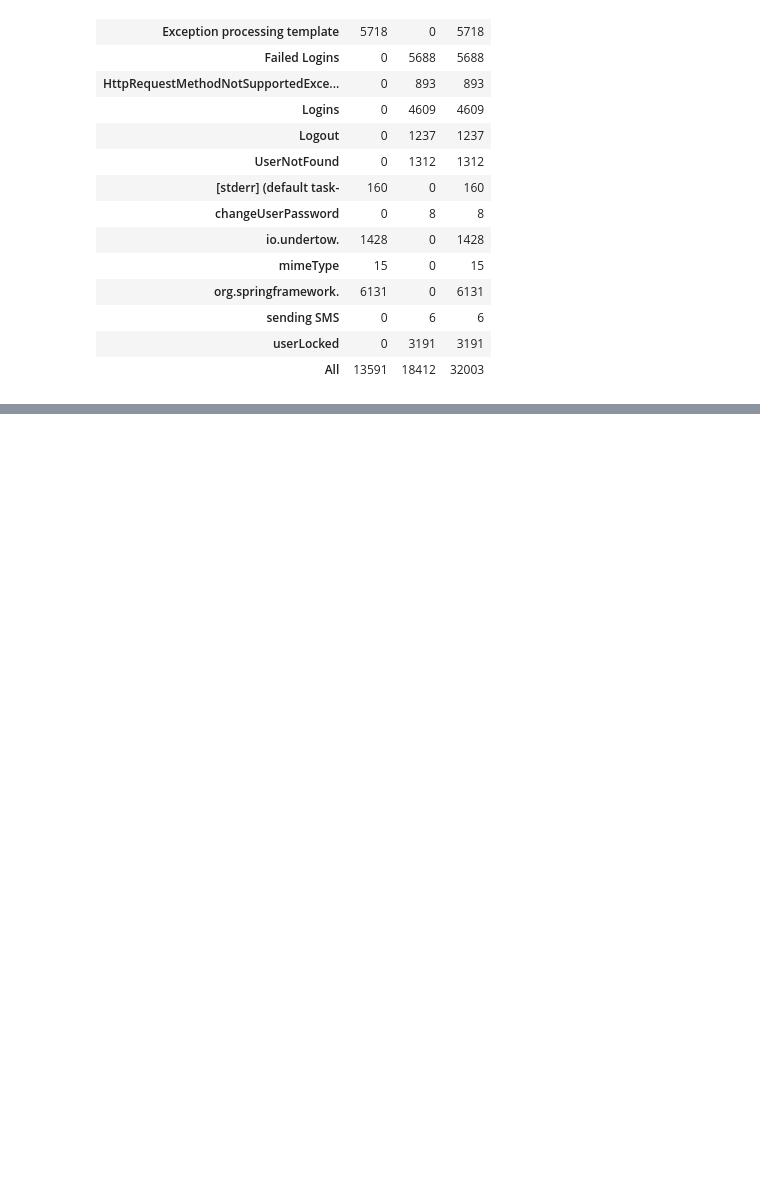
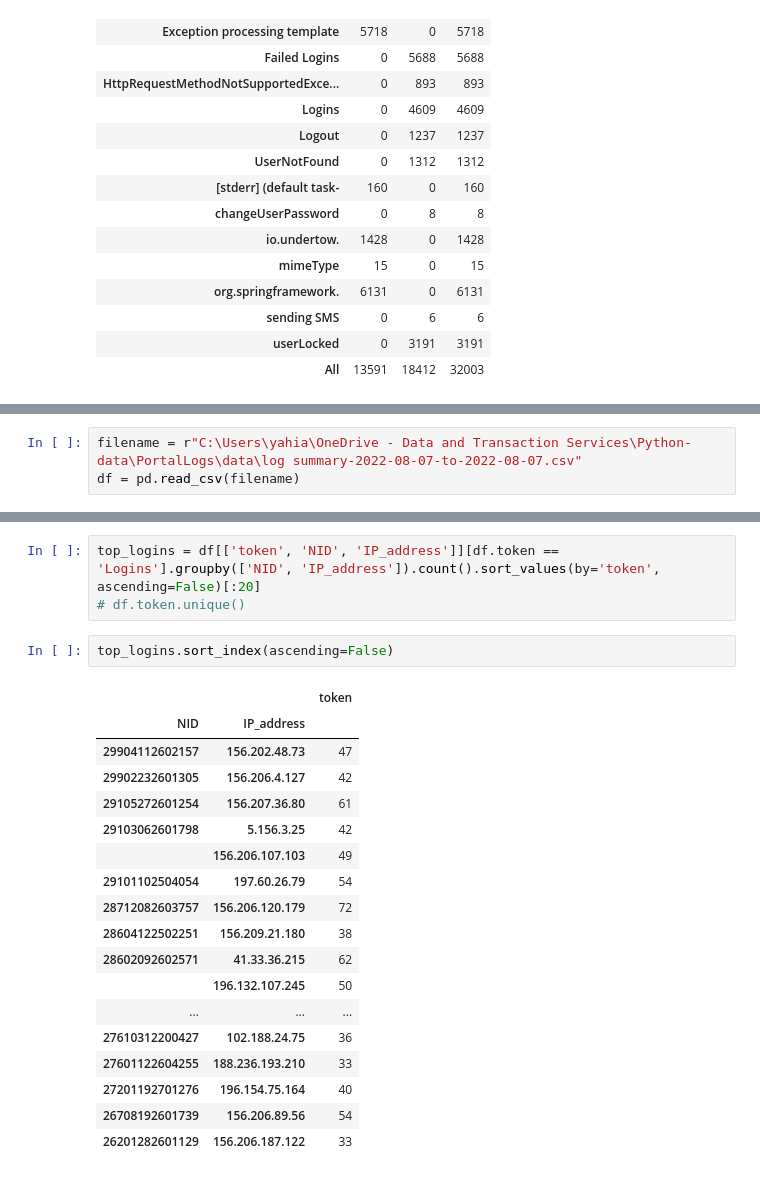
Before and after one commit to yjad/portal_logs, a Jupyter notebook: test.ipynb, the cells around one changed output, grey strips where cells are left out. Saved outputs shown, nothing was run; the diff lists cells and outputs as text; blank space fills up the shorter version.

```diff
--- a/test.ipynb
+++ b/test.ipynb
@@ -214,0 +216,3 @@ df.fillna(0).pivot_table(columns='categ', index='token', values = 'error_line',
+# %%
+filename = r"C:\Users\yahia\OneDrive - Data and Transaction Services\Python-data\PortalLogs\data\log summary-2022-08-07-to-2022-08-07.csv"
+df = pd.read_csv(filename)
@@ -214,0 +234,24 @@ df.fillna(0).pivot_table(columns='categ', index='token', values = 'error_line',
+# %%
+top_logins = df[['token', 'NID', 'IP_address']][df.token == 'Logins'].groupby(['NID', 'IP_address']).count().sort_values(by='token', ascending=False)[:20]
+# df.token.unique()
+# %%
+top_logins.sort_index(ascending=False)
+# %% [output]
+|  |  | token |
+| NID | IP_address |  |
+| 29904112602157 | 156.202.48.73 | 47 |
+| 29902232601305 | 156.206.4.127 | 42 |
+| 29105272601254 | 156.207.36.80 | 61 |
+| 29103062601798 | 5.156.3.25 | 42 |
+|  | 156.206.107.103 | 49 |
+| 29101102504054 | 197.60.26.79 | 54 |
+| 28712082603757 | 156.206.120.179 | 72 |
+| 28604122502251 | 156.209.21.180 | 38 |
+| 28602092602571 | 41.33.36.215 | 62 |
+|  | 196.132.107.245 | 50 |
+| ... | ... | ... |
+| 27610312200427 | 102.188.24.75 | 36 |
+| 27601122604255 | 188.236.193.210 | 33 |
+| 27201192701276 | 196.154.75.164 | 40 |
+| 26708192601739 | 156.206.89.56 | 54 |
+| 26201282601129 | 156.206.187.122 | 33 |
```
Also changed, not shown: parts of 4 cells of this notebook, 2 other files.
